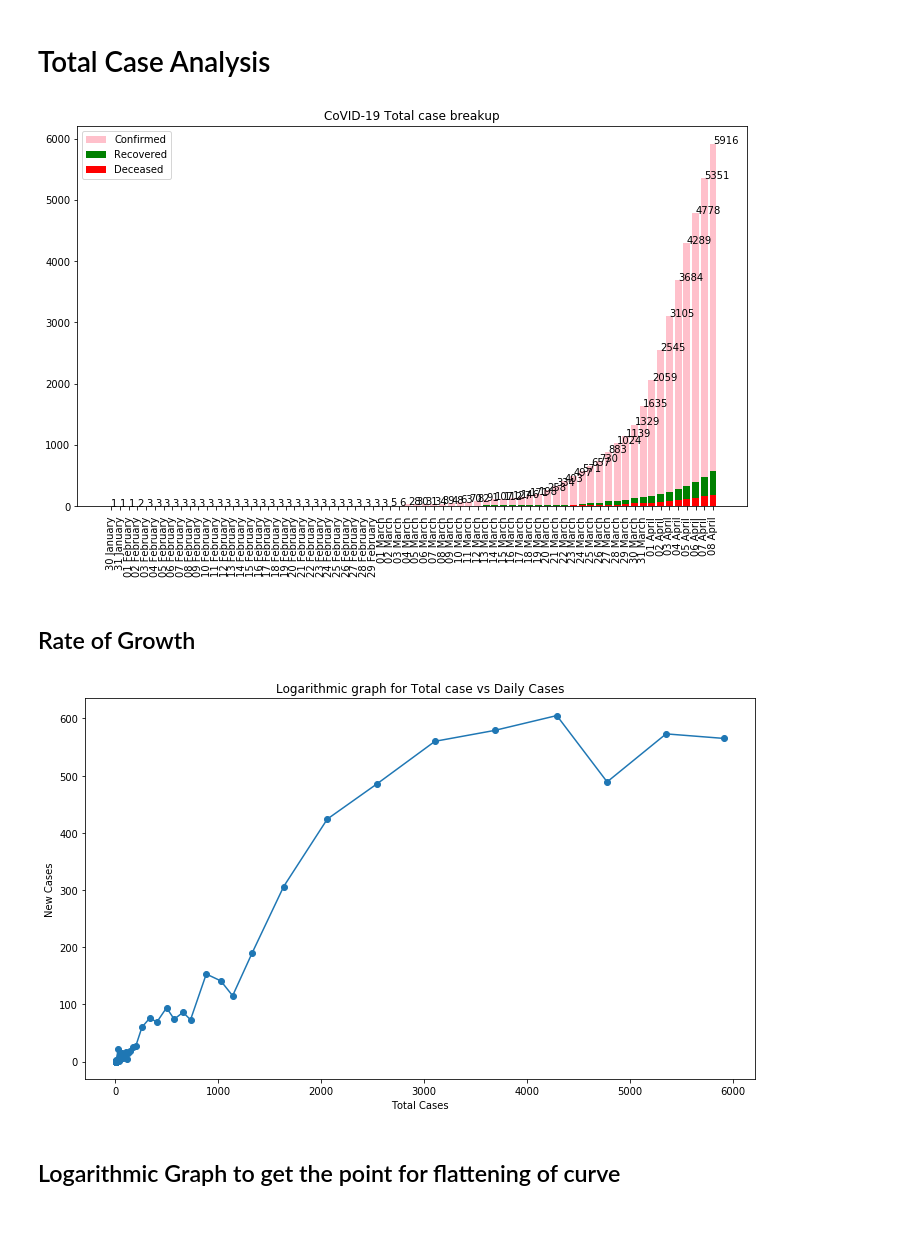
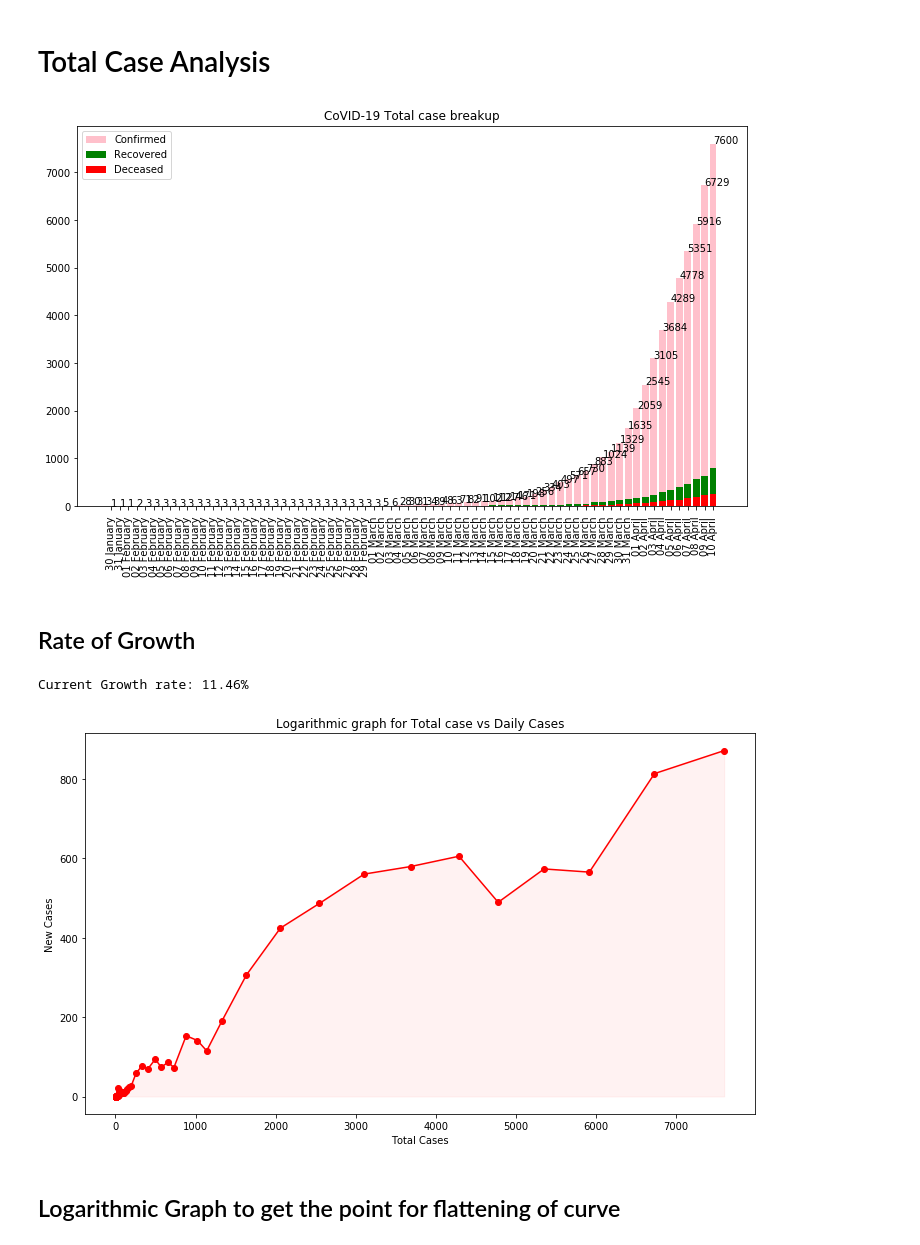
Before and after one commit to rayshu/CoVID-Tracker-India, a Jupyter notebook: Trend Analysis.ipynb, the cells around one changed output. Drawn from its saved outputs; the diff is of its cells as text; code cells hidden in the pictures.

```diff
--- a/Trend Analysis.ipynb
+++ b/Trend Analysis.ipynb
@@ -22,0 +6,6 @@ df
+# %%
+df = pd.read_csv('../Data/Statewise_Daily.csv')
+daily_df = pd.read_csv('../Data/COVID_Daily_Count.csv')
+conf_df = df.loc[(df['Status']=="Confirmed"),:]
+recvd_df = df.loc[(df['Status']=="Recovered"),:]
+dead_df = df.loc[(df['Status']=="Deceased"),:]
@@ -24,9 +15,9 @@ df
 fig = plt.figure(figsize=(12,7))
 ax = fig.add_subplot(111)
 ax.set_title('Active Cases')
-ax.plot(df['Date'], df['Active'], marker='o', linestyle='--')
+ax.plot(daily_df['Date'], daily_df['Active'], marker='o', linestyle='--')
 
-for i,j in zip(df['Date'], df['Active']):
+for i,j in zip(daily_df['Date'], daily_df['Active']):
     plt.text(i,j, str(j))
 plt.xticks(rotation=90)
 plt.show()
@@ -43,16 +34,16 @@ ax = fig.add_subplot(111)
 ax.set_title('CoVID-19 Daily case breakup')
 
 # ax.plot(df['Date'], df['Daily Confirmed'], color='black')
-ax.bar(df['Date'], df['Daily Confirmed'], color='pink')
-for i,j in zip(df['Date'], df['Daily Confirmed']):
+ax.bar(daily_df['Date'], daily_df['Daily Confirmed'], color='pink')
+for i,j in zip(daily_df['Date'], daily_df['Daily Confirmed']):
     plt.text(i,j, str(j))
 
 
-ax.bar(df['Date'], df['Daily Recovered'], color='green')
+ax.bar(daily_df['Date'], daily_df['Daily Recovered'], color='green')
 # for i,j in zip(df['Date'], df['Daily Recovered']):
 #     plt.text(i,j, str(j))
 
-ax.bar(df['Date'], df['Daily Deceased'], color='red')
+ax.bar(daily_df['Date'], daily_df['Daily Deceased'], color='red')
 # for i,j in zip(df['Date'], df['Daily Deceased']):
 #     plt.text(i,j, str(j))
 
@@ -74,16 +65,16 @@ fig = plt.figure(figsize=((12,7)))
 ax = fig.add_subplot(111)
 ax.set_title('CoVID-19 Total case breakup')
 
-ax.bar(df['Date'], df['Total Confirmed'], color='pink')
-for i,j in zip(df['Date'], df['Total Confirmed']):
+ax.bar(daily_df['Date'], daily_df['Total Confirmed'], color='pink')
+for i,j in zip(daily_df['Date'], daily_df['Total Confirmed']):
     plt.text(i,j, str(j))
 
 
-ax.bar(df['Date'], df['Total Recovered'], color='green')
+ax.bar(daily_df['Date'], daily_df['Total Recovered'], color='green')
 # for i,j in zip(df['Date'], df['Total Recovered']):
 #     plt.text(i,j, str(j))
 
-ax.bar(df['Date'], df['Total Deceased'], color='red')
+ax.bar(daily_df['Date'], daily_df['Total Deceased'], color='red')
 # for i,j in zip(df['Date'], df['Total Deceased']):
 #     plt.text(i,j, str(j))
 
@@ -97,20 +88,31 @@ plt.legend(['Confirmed',
 plt.xticks(rotation=90)
 plt.show()
 # %% [output]
-[figure, old version]
+[figure, new version]
 # %% [markdown]
 ## Rate of Growth
 # %%
 fig = plt.figure(figsize=(12,7))
 ax = fig.add_subplot(111)
 ax.set_title('Logarithmic graph for Total case vs Daily Cases')
-ax.plot(df['Total Confirmed'], df['Daily Confirmed'], marker='o')
+ax.plot(daily_df['Total Confirmed'], daily_df['Daily Confirmed'], marker='o', color='red')
+
+for i,j in zip(daily_df['Total Confirmed'], daily_df['Daily Confirmed']):
+    Rate = (j/i)*100
+    Rate = "{:.2f}%".format(round(Rate, 2))
+#     plt.text(i,j, Rate)
+print('Current Growth rate:', Rate)
+
+
 ax.set_xlabel('Total Cases')
 ax.set_ylabel('New Cases')
 # plt.yticks(rotation=90)
+
+plt.fill_between(daily_df['Total Confirmed'], daily_df['Daily Confirmed'], 0, color='red', alpha='0.05')
 plt.show()
 # %% [output]
+Current Growth rate: 11.46%
-[figure, old version]
+[figure, new version]
 # %% [markdown]
 ## Logarithmic Graph to get the point for flattening of curve
 # %%
```
Also changed, not shown: parts of 8 cells of this notebook.
